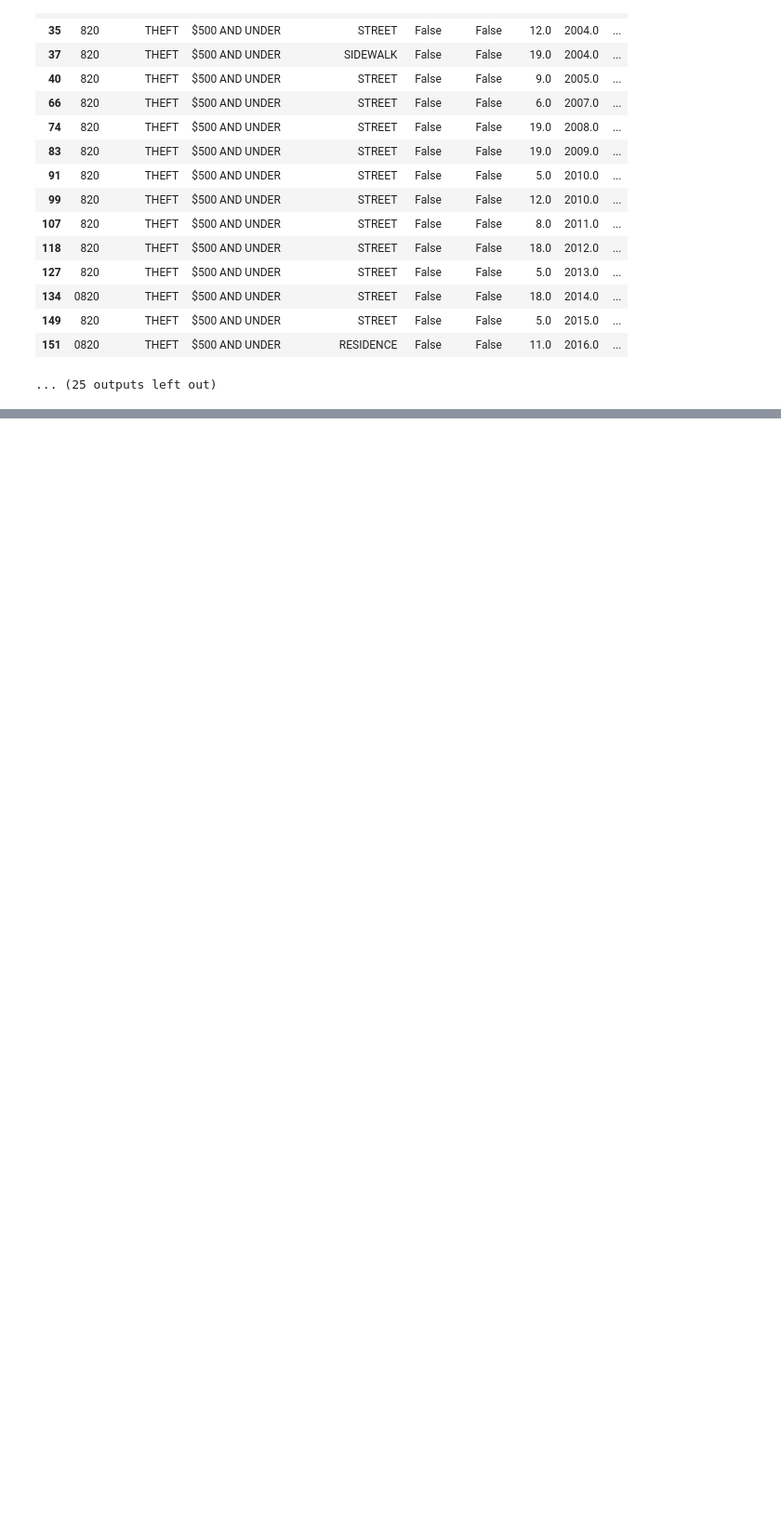
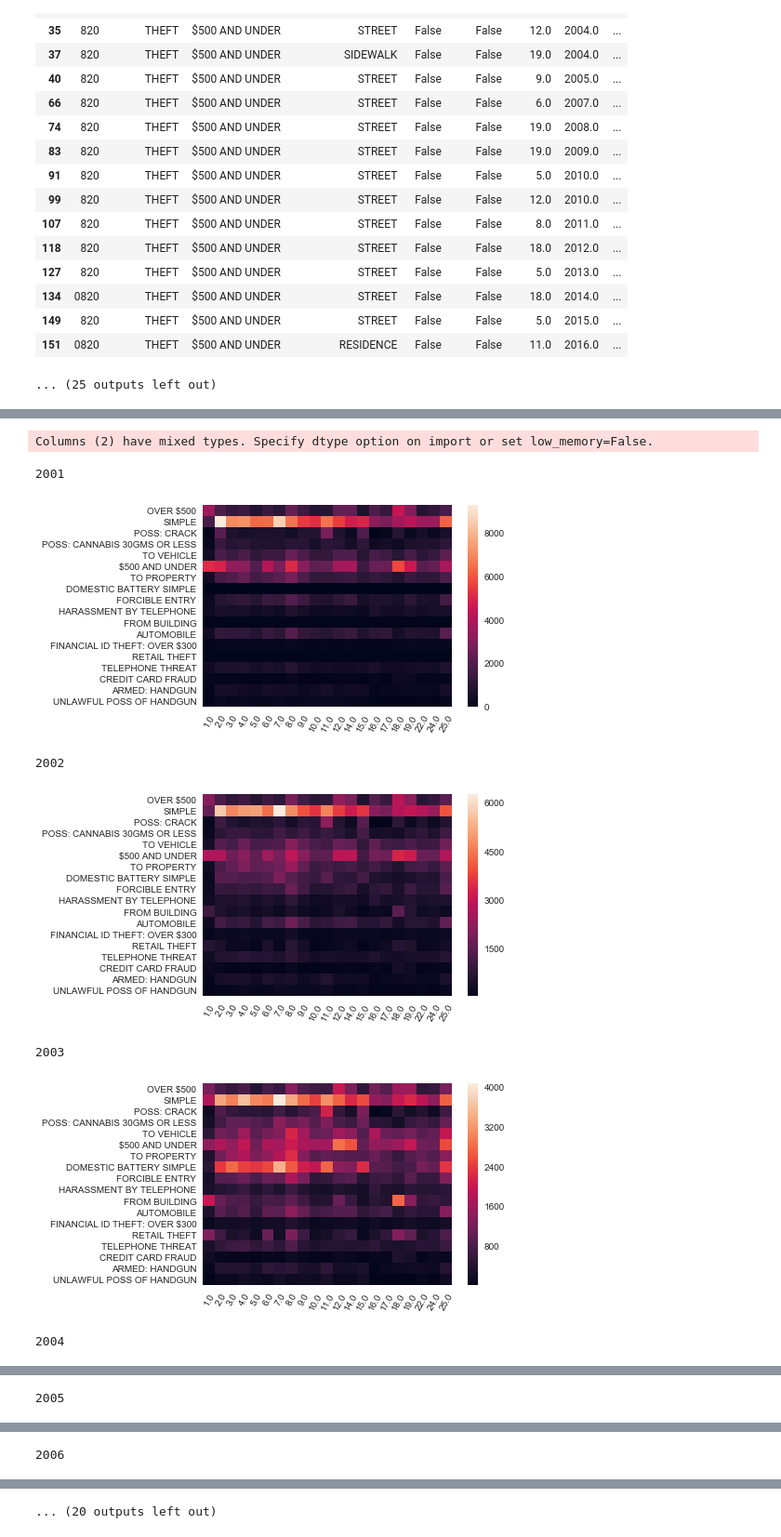
Before and after one commit to g1isgone/Unsupervised-MachineLearning, a Jupyter notebook: finalProject/Identifying Patterns in Centroids.ipynb, the cells around one changed output, grey strips where cells are left out. Shown at 93% size. Drawn from its saved outputs; the diff is of its cells as text; code cells hidden in the pictures; blank space fills up the shorter version.

```diff
--- a/finalProject/Identifying Patterns in Centroids.ipynb
+++ b/finalProject/Identifying Patterns in Centroids.ipynb
@@ -234,0 +371,40 @@ $500 AND UNDER
+# %%
+def frequencyMaker(df, columnList, rowList, columnName, rowName):
+    frequencyInfo = []
+    for row in rowList:
+        rowInfo = []
+        for col in columnList:
+            freq = len(df.loc[(df[rowName] == row) & (df[columnName] == col) ])
+            rowInfo.append(freq)
+
+        frequencyInfo.append(rowInfo)
+
+    return frequencyInfo
+# %%
+def freqHeatMap(freqInfo, columnList, rowList):
+    sns.heatmap(freqInfo, xticklabels = columnList, yticklabels = rowList)
+    plt.xticks(rotation=60)
+# %%
+fileTypeClusters = "_10clusters.csv"
+# %%
+allFreqInfo = {}
+for year in range(2001, 2017, 1):
+    datasetFilePath = localPath+str(year)+fileTypeClusters
+    clusterDf = pd.read_csv(datasetFilePath)
+    freqInfo = frequencyMaker(clusterDf, uniqueDistricts, uniqueCrimes, 'District', 'Description')
+    allFreqInfo[year] = freqInfo
+# %% [output]
+Columns (2) have mixed types. Specify dtype option on import or set low_memory=False.
+# %%
+for year in range(2001, 2017, 1):
+    freqHeatMap(allFreqInfo[year], uniqueDistricts, uniqueCrimes)
+    print(year)
+    plt.show(year)
+# %% [output]
+2001
+[figure, added]
+2002
+[figure, added]
+2003
+[figure, added]
+2004
@@ -234,0 +412 @@ $500 AND UNDER
+2005
@@ -234,0 +414 @@ $500 AND UNDER
+2006
@@ -234,0 +416 @@ $500 AND UNDER
+... (20 outputs left out)
```
Also changed, not shown: parts of 10 cells of this notebook.
